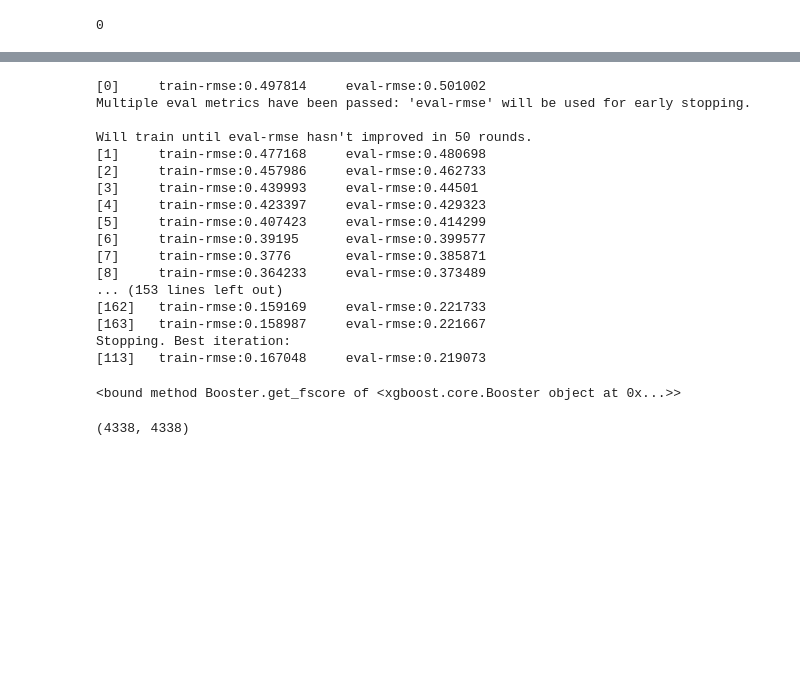
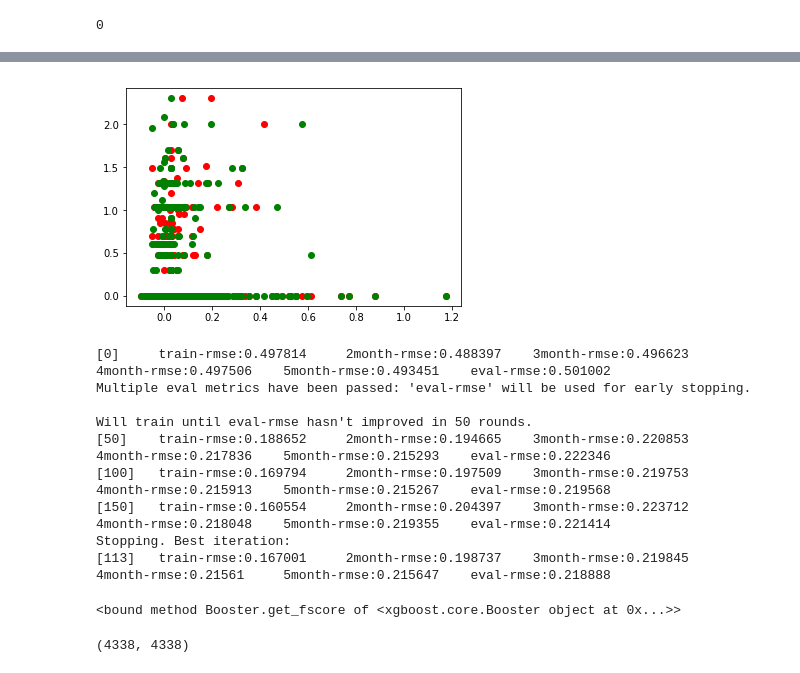
Before and after one commit to leexa90/E-commece-Data-Science, a Jupyter notebook: Untitled.ipynb, the cells around one changed output, grey strips where cells are left out. Cells and saved outputs as stored; diff of their text form; code cells hidden in the pictures; blank space fills up the shorter version.

```diff
--- a/Untitled.ipynb
+++ b/Untitled.ipynb
@@ -323,16 +380,3 @@ for i in range(counter):
     customer_info_orders[i] = matrix_past[:,i].astype(np.uint16)
 for i in range(U2.shape[1]):
     customer_info_orders['svd_'+str(i)] = U2[:,i].astype(np.float32)
-# %%
-import xgboost as xgb
-customer_info_orders.columns = [regex.sub("_", col) if any(x in str(col) for x in set(('[', ']', '<'))) else col for col in customer_info_orders.columns.values]
-
-predictors = list(customer_info_orders.keys()[3:6])+\
-                     list([x for x in customer_info_orders.keys() if 'svd' in str(x)])+\
-                     range(counter)
-target = 'target'
-customer_info_orders[target]= np.log10(1+matrix_future[:,0])
-dtrain = customer_info_orders.iloc[::2]
-dcv = customer_info_orders.iloc[1::2]
-
-gc.collect()
@@ -361,3 +449,11 @@ predictors
+# %%
+plt.plot(model.predict(xgtest3),customer_info_orders['target2'],'ro')
+plt.plot(model.predict(xgtest3),customer_info_orders['target3'],'go')
+#plt.plot(model.predict(xgtest3),customer_info_orders['target4'],'bo')
+#plt.plot(model.predict(xgtest3),customer_info_orders['target5'],'yo')
+plt.show()
+# %% [output]
+[figure, added]
 # %%
 params = {}
 params["objective"] = "reg:linear"
@@ -375,30 +471,28 @@ early_stopping_rounds = 50
 plst = list(params.items())
 xgtrain = xgb.DMatrix(dtrain[predictors].values, label=dtrain[target].values)
 xgcv = xgb.DMatrix(dcv[predictors].values, label=dcv[target].values)
+xgtest2 = xgb.DMatrix(dtest[predictors].values, label=dtest[target+'2'].values)
+xgtest3 = xgb.DMatrix(dtest[predictors].values, label=dtest[target+'3'].values)
+xgtest4 = xgb.DMatrix(dtest[predictors].values, label=dtest[target+'4'].values)
+xgtest5 = xgb.DMatrix(dtest[predictors].values, label=dtest[target+'5'].values)
 #    xgb.train(xgtrain[predictors],dtrain['Demanda_uni_equil'],eval_set=evallist ,
 #            eval_metric='rmse', early_stopping_rounds=early_stopping_rounds)
-watchlist  = [ (xgtrain,'train'),(xgcv,'eval')]
+watchlist  = [ (xgtrain,'train'),(xgtest2,'2month'),(xgtest3,'3month'),
+              (xgtest4,'4month'),(xgtest5,'5month'),(xgcv,'eval')]
 a = {}
-model=xgb.train(plst,xgtrain,4500,watchlist,early_stopping_rounds=early_stopping_rounds,evals_result=a)
+model=xgb.train(plst,xgtrain,4500,watchlist,verbose_eval =50,
+                early_stopping_rounds=early_stopping_rounds,evals_result=a)
 model.get_fscore
 # %% [output]
-[0]     train-rmse:0.497814     eval-rmse:0.501002
+[0]     train-rmse:0.497814     2month-rmse:0.488397    3month-rmse:0.496623    4month-rmse:0.497506    5month-rmse:0.493451    eval-rmse:0.501002
 Multiple eval metrics have been passed: 'eval-rmse' will be used for early stopping.
 
 Will train until eval-rmse hasn't improved in 50 rounds.
-[1]     train-rmse:0.477168     eval-rmse:0.480698
-[2]     train-rmse:0.457986     eval-rmse:0.462733
-[3]     train-rmse:0.439993     eval-rmse:0.44501
-[4]     train-rmse:0.423397     eval-rmse:0.429323
-[5]     train-rmse:0.407423     eval-rmse:0.414299
-[6]     train-rmse:0.39195      eval-rmse:0.399577
-[7]     train-rmse:0.3776       eval-rmse:0.385871
-[8]     train-rmse:0.364233     eval-rmse:0.373489
-... (153 lines left out)
-[162]   train-rmse:0.159169     eval-rmse:0.221733
-[163]   train-rmse:0.158987     eval-rmse:0.221667
+[50]    train-rmse:0.188652     2month-rmse:0.194665    3month-rmse:0.220853    4month-rmse:0.217836    5month-rmse:0.215293    eval-rmse:0.222346
+[100]   train-rmse:0.169794     2month-rmse:0.197509    3month-rmse:0.219753    4month-rmse:0.215913    5month-rmse:0.215267    eval-rmse:0.219568
+[150]   train-rmse:0.160554     2month-rmse:0.204397    3month-rmse:0.223712    4month-rmse:0.218048    5month-rmse:0.219355    eval-rmse:0.221414
 Stopping. Best iteration:
-[113]   train-rmse:0.167048     eval-rmse:0.219073
+[113]   train-rmse:0.167001     2month-rmse:0.198737    3month-rmse:0.219845    4month-rmse:0.21561     5month-rmse:0.215647    eval-rmse:0.218888
 <bound method Booster.get_fscore of <xgboost.core.Booster object at 0x...>>
 # %%
 U.shape
```
Also changed, not shown: parts of 17 cells of this notebook.
